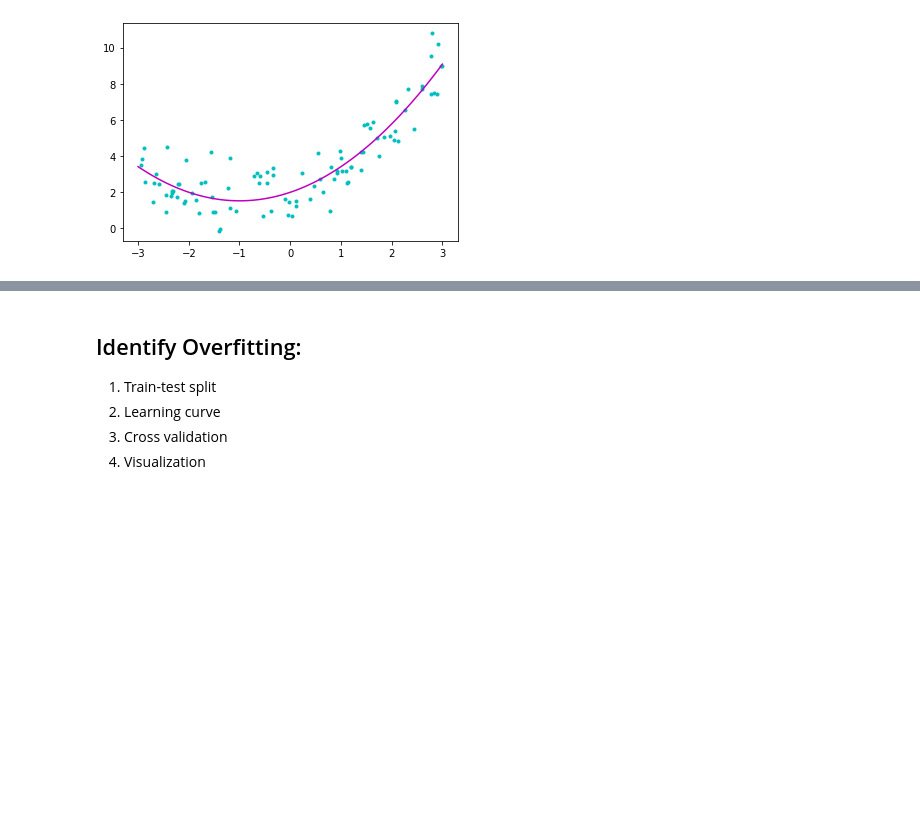
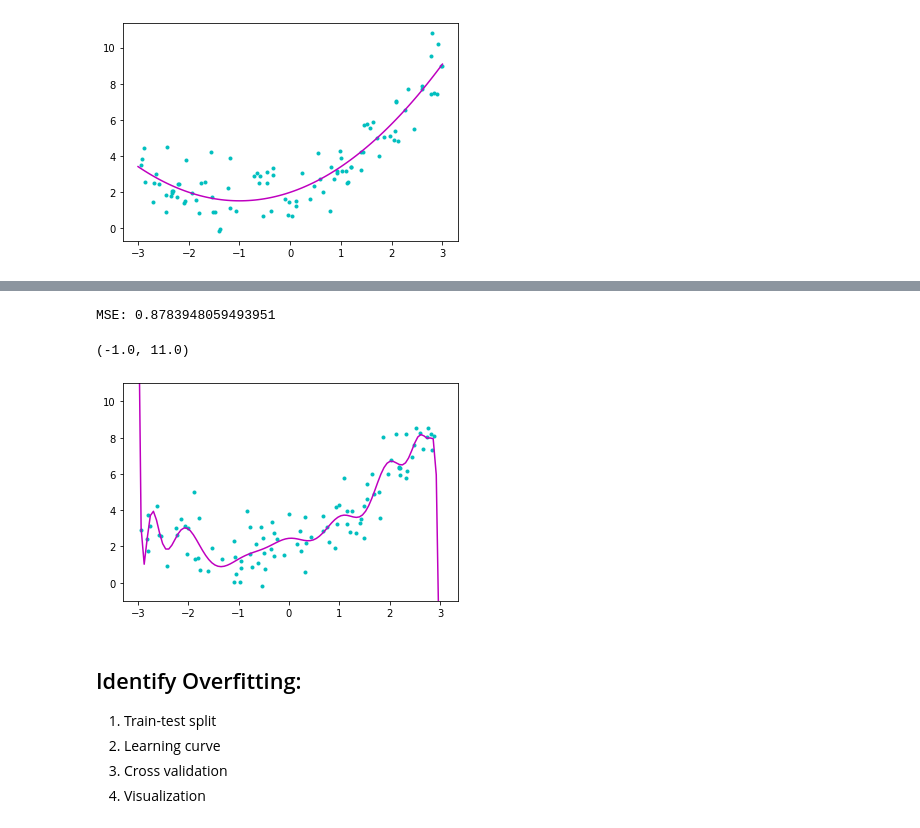
Before and after one commit to ch00226855/CMP414765Spring2021, a Jupyter notebook: Week06_PolynomialRegression.ipynb, the cells around one changed output, grey strips where cells are left out. Saved outputs shown, nothing was run; the diff lists cells and outputs as text; code cells hidden in the pictures; blank space fills up the shorter version.

```diff
--- a/Week06_PolynomialRegression.ipynb
+++ b/Week06_PolynomialRegression.ipynb
@@ -71,8 +71,10 @@ $$Y \approx \theta_0 + \theta_1Z_1 + \theta_2Z_2 +\cdots + \theta_dZ_d$$.
 # First, create data matrix X and y.
 from sklearn.preprocessing import PolynomialFeatures
 poly_features = PolynomialFeatures(degree=2, include_bias=False)
-poly_features.fit(X)
-X_poly = poly_features.transform(X)
+# poly_features.fit(X)
+# X_poly = poly_features.transform(X)
+
+X_poly = poly_features.fit_transform(X) # X_poly contains data for Z1 and Z2
 
 print(X_poly[:5])
 # %% [output]
@@ -127,13 +131,19 @@ model_pr.fit(X_poly, y)
 predictions = model_pr.predict(X_poly)
 mse = mean_squared_error(y, predictions)
 print("MSE:", mse)
+# %% [output]
+MSE: 0.8783948059493951
 # %%
 plt.plot(X, y, 'c.')
 x_coordinates = np.linspace(-3, 3.05, 100)
 x_coordinates_poly = poly_features.transform(x_coordinates.reshape([-1, 1]))
 y_coordinates = model_pr.predict(x_coordinates_poly)
 plt.plot(x_coordinates, y_coordinates, 'm-')
+plt.ylim([-1, 11])
 # plt.ylim(0, 10)
+# %% [output]
+(-1.0, 11.0)
+[figure, added]
 # %% [markdown]
 ## Identify Overfitting:
 1. Train-test split
```
Also changed, not shown: parts of 4 cells of this notebook.
